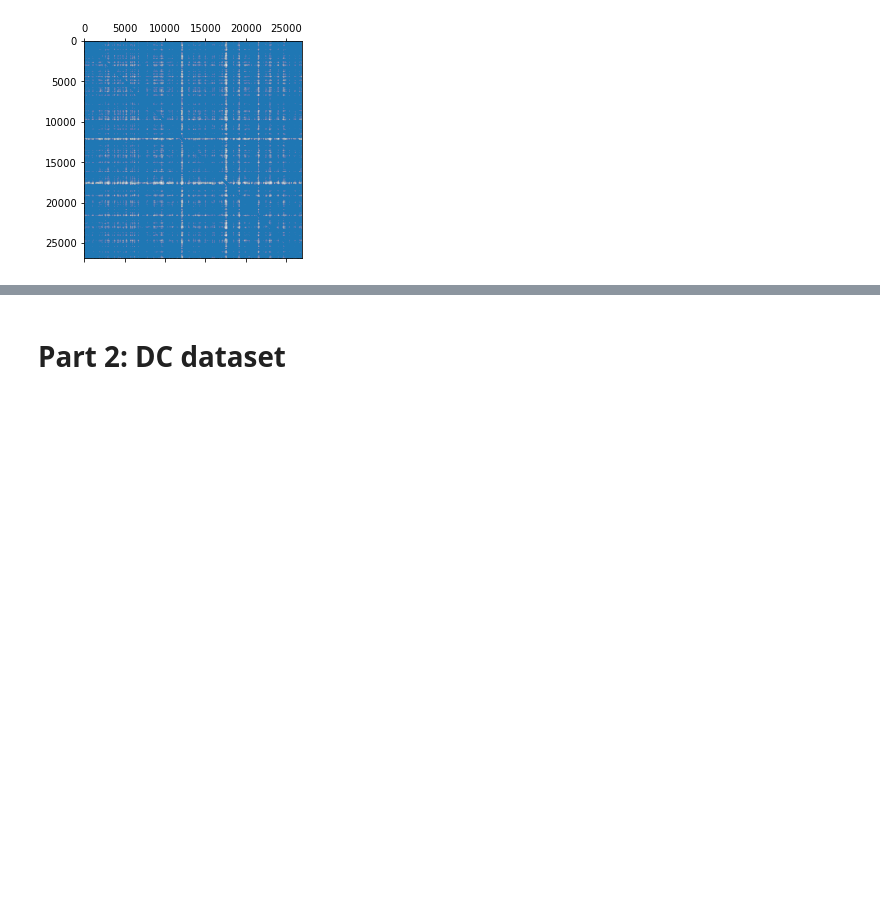
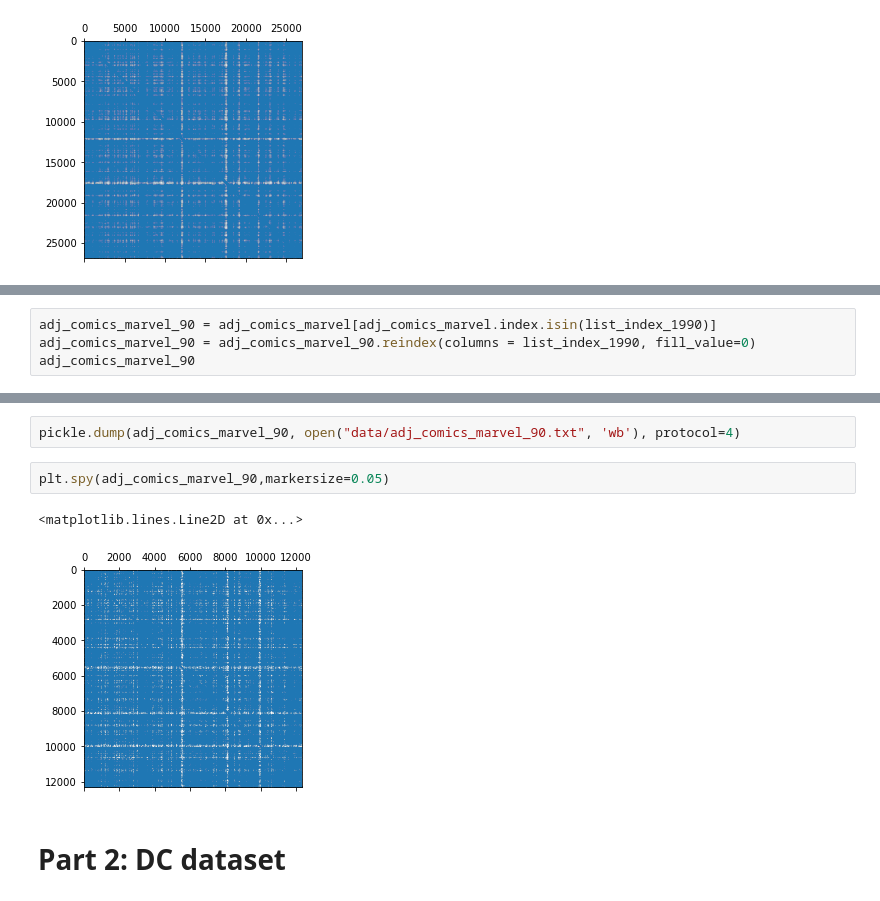
Before and after one commit to ahmedkooli/ntds_comics, a Jupyter notebook: comics_analysis.ipynb, the cells around one changed output, grey strips where cells are left out. Drawn from its saved outputs; the diff is of its cells as text; blank space fills up the shorter version.

```diff
--- a/comics_analysis.ipynb
+++ b/comics_analysis.ipynb
@@ -135,0 +166,4 @@ plt.spy(adj_comics_marvel,markersize=0.005)
+# %%
+adj_comics_marvel_90 = adj_comics_marvel[adj_comics_marvel.index.isin(list_index_1990)]
+adj_comics_marvel_90 = adj_comics_marvel_90.reindex(columns = list_index_1990, fill_value=0)
+adj_comics_marvel_90
@@ -136,3 +184,10 @@ plt.spy(adj_comics_marvel,markersize=0.005)
+# %%
+pickle.dump(adj_comics_marvel_90, open("data/adj_comics_marvel_90.txt", 'wb'), protocol=4)
+# %%
+plt.spy(adj_comics_marvel_90,markersize=0.05)
+# %% [output]
+<matplotlib.lines.Line2D at 0x...>
+[figure, added]
 # %% [markdown]
 # Part 2: DC dataset
 # %%
```
Also changed, not shown: parts of 17 cells of this notebook.
